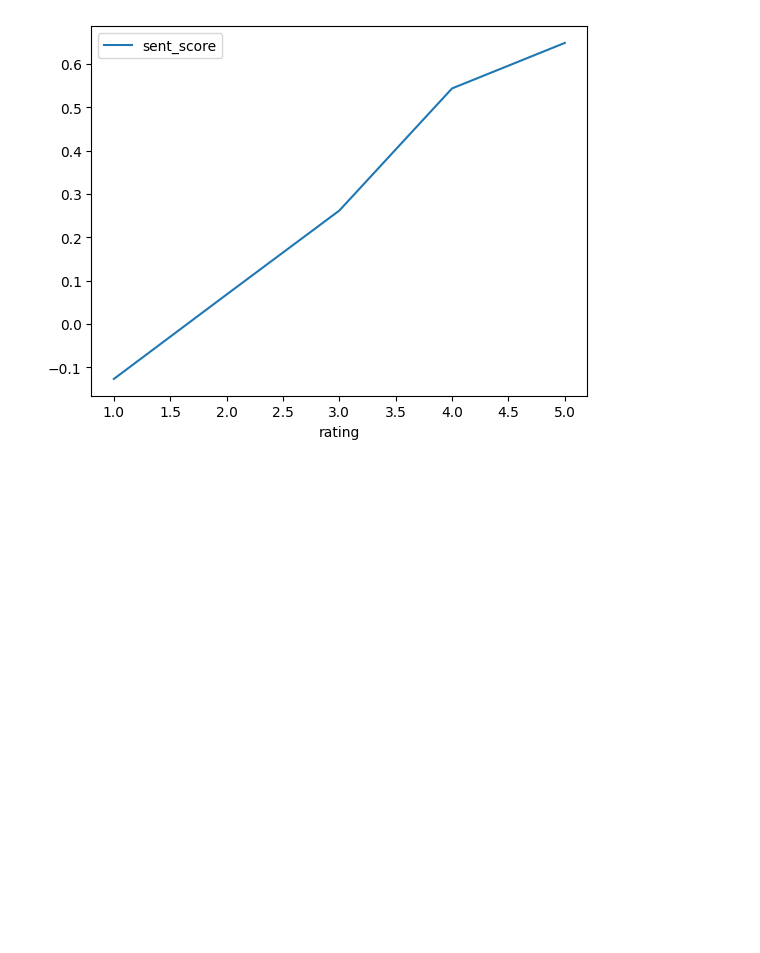
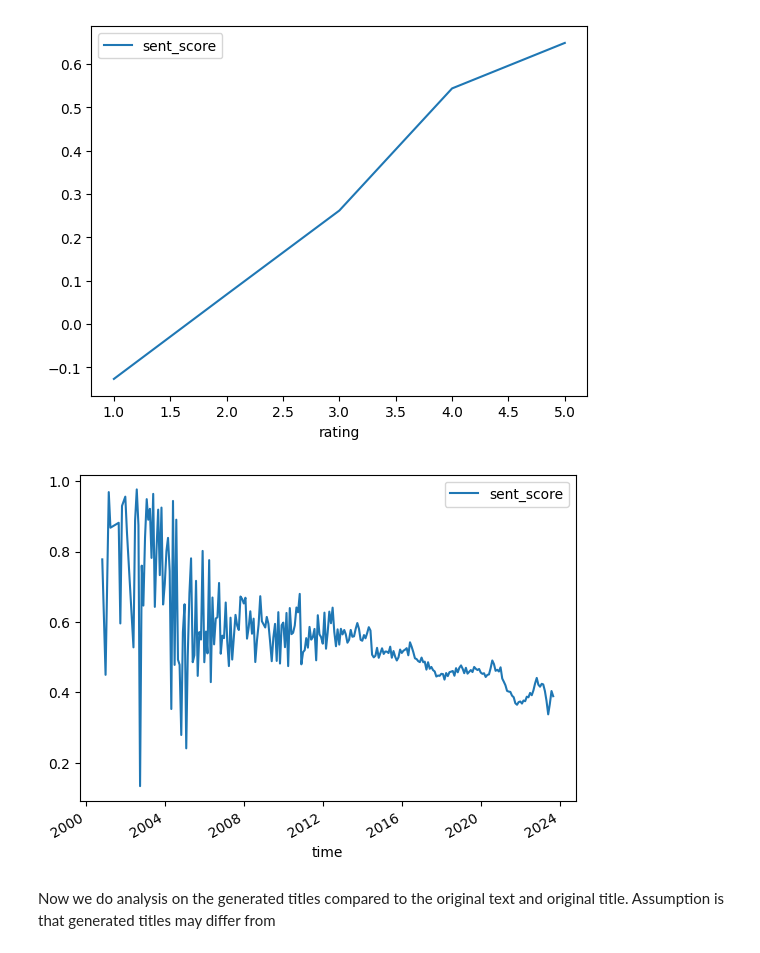
Before and after one commit to SantianLin/NLPproj2024, a Jupyter notebook: title.ipynb, the cells around one changed output. Drawn from its saved outputs; the diff is of its cells as text; code cells hidden in the pictures; blank space fills up the shorter version.

Commit message:
last group of images

```diff
--- a/title.ipynb
+++ b/title.ipynb
@@ -255,0 +82,9 @@ def generate_title(article):
+# %%
+df1_mean = df1.resample('MS', on='time').mean().dropna()
+
+fig = df1_mean.plot(y='sent_score', use_index=True).get_figure()
+fig.savefig('sent_time_AB.png')
+# %% [output]
+[figure, added]
+# %% [markdown]
+Now we do analysis on the generated titles compared to the original text and original title. Assumption is that generated titles may differ from
```
Also changed, not shown: parts of 4 cells of this notebook, 8 other files.
